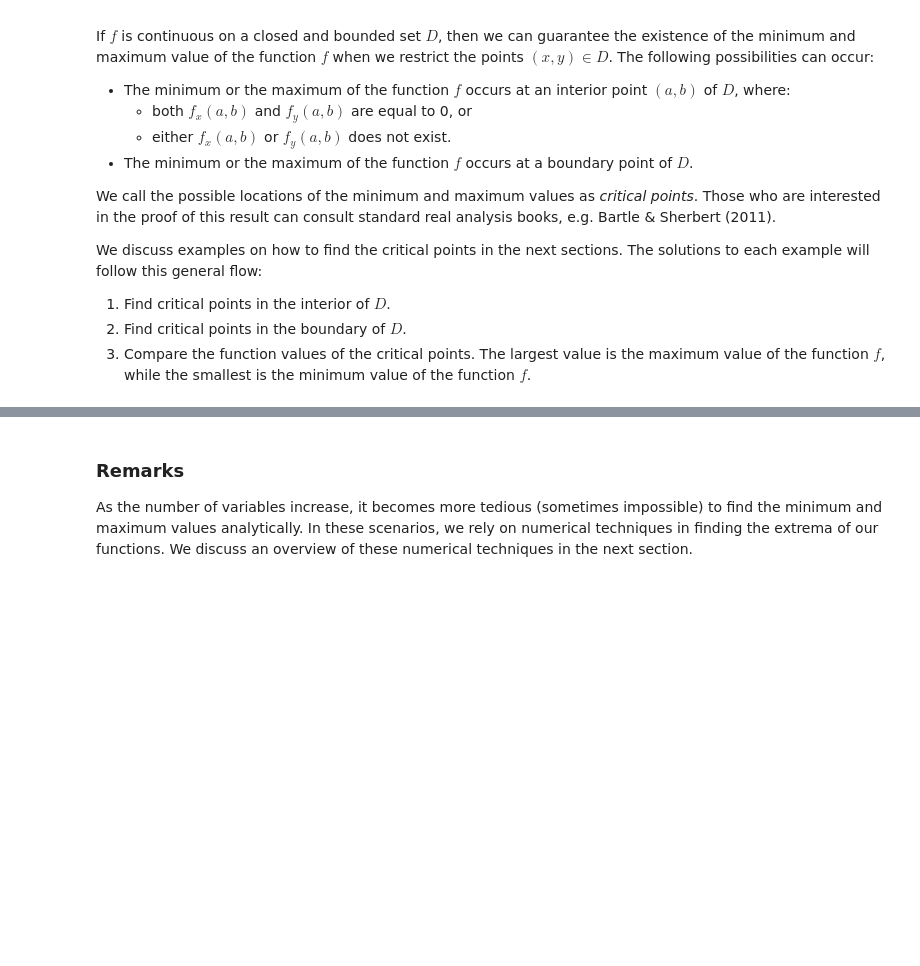
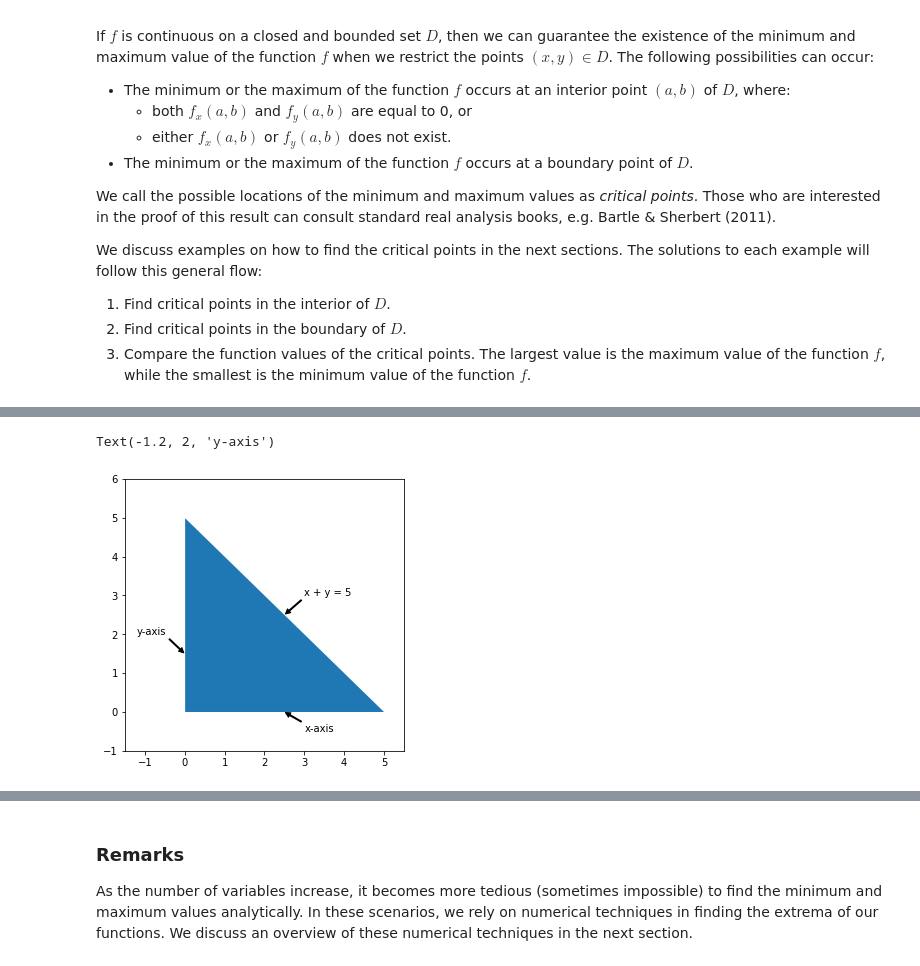
Before and after one commit to tinabargo/optimization-notes, a Jupyter notebook: Notebook 1 - Introduction to Optimization.ipynb, the cells around one changed output, grey strips where cells are left out. Drawn from its saved outputs; the diff is of its cells as text; code cells hidden in the pictures; blank space fills up the shorter version.

```diff
--- a/Notebook 1 - Introduction to Optimization.ipynb
+++ b/Notebook 1 - Introduction to Optimization.ipynb
@@ -184 +190,21 @@ We discuss examples on how to find the critical points in the next sections. The
+# %%
+x = np.arange(0,5,0.01)
+y = 5-x
+
+fig, ax = plt.subplots(figsize=(5,5))
+ax.fill_between(y,x);
+plt.xlim(-1.5,5.5)
+plt.ylim(-1,6)
+plt.annotate('x + y = 5', xy=(2.5,2.5), xytext=(3,3),
+             arrowprops=dict(facecolor='black', width=1, headwidth=5,
+                             headlength=5, shrink=0.05))
+plt.annotate('x-axis', xy=(2.5,0), xytext=(3,-0.5),
+             arrowprops=dict(facecolor='black', width=1, headwidth=5,
+                             headlength=5, shrink=0.05))
+plt.annotate('y-axis', xy=(0,1.5), xytext=(-1.2,2),
+             arrowprops=dict(facecolor='black', width=1, headwidth=5,
+                             headlength=5, shrink=0.05))
+# %% [output]
+Text(-1.2, 2, 'y-axis')
+[figure, added]
 # %% [markdown]
```
Also changed, not shown: parts of 2 cells of this notebook.
